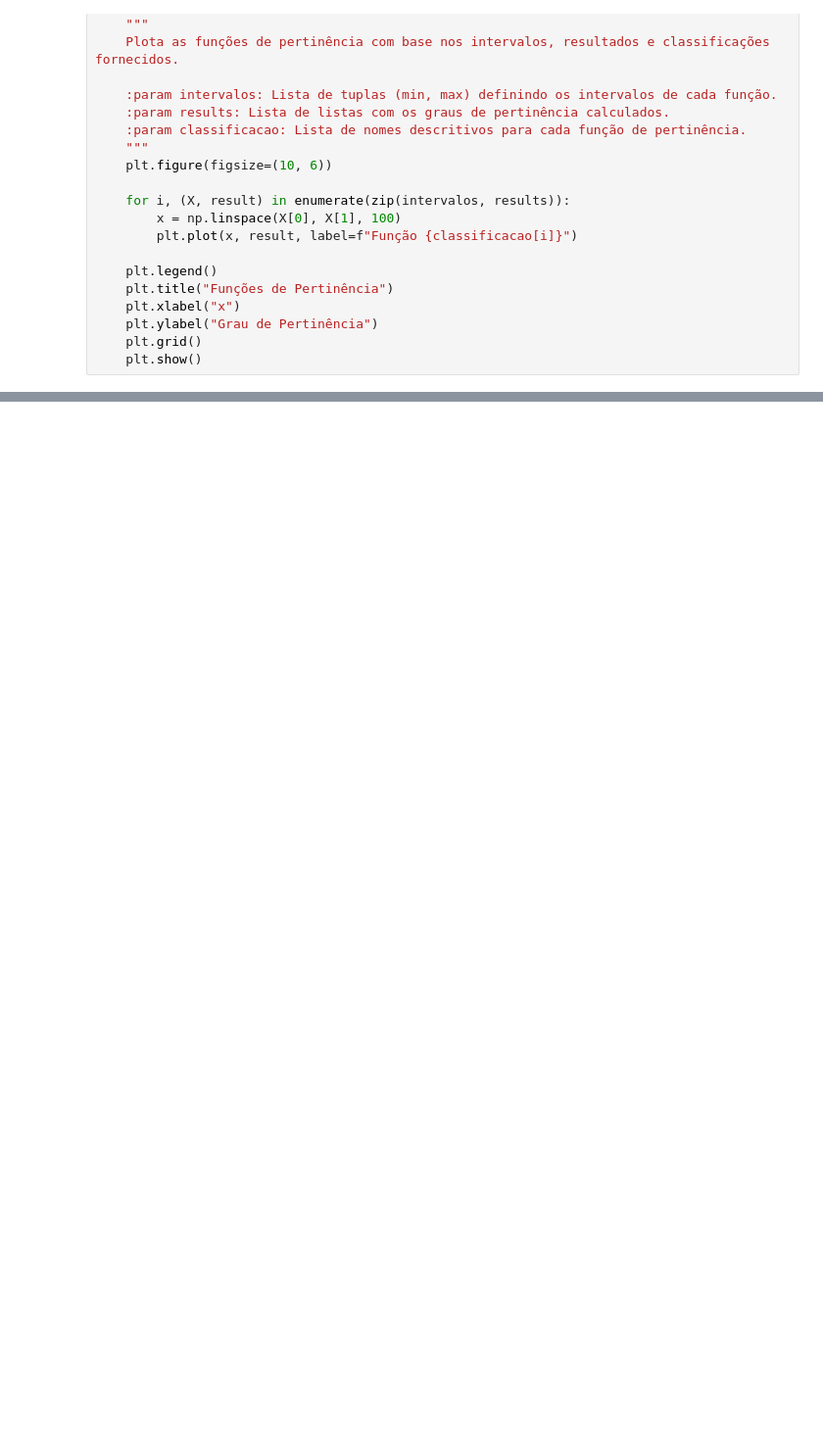
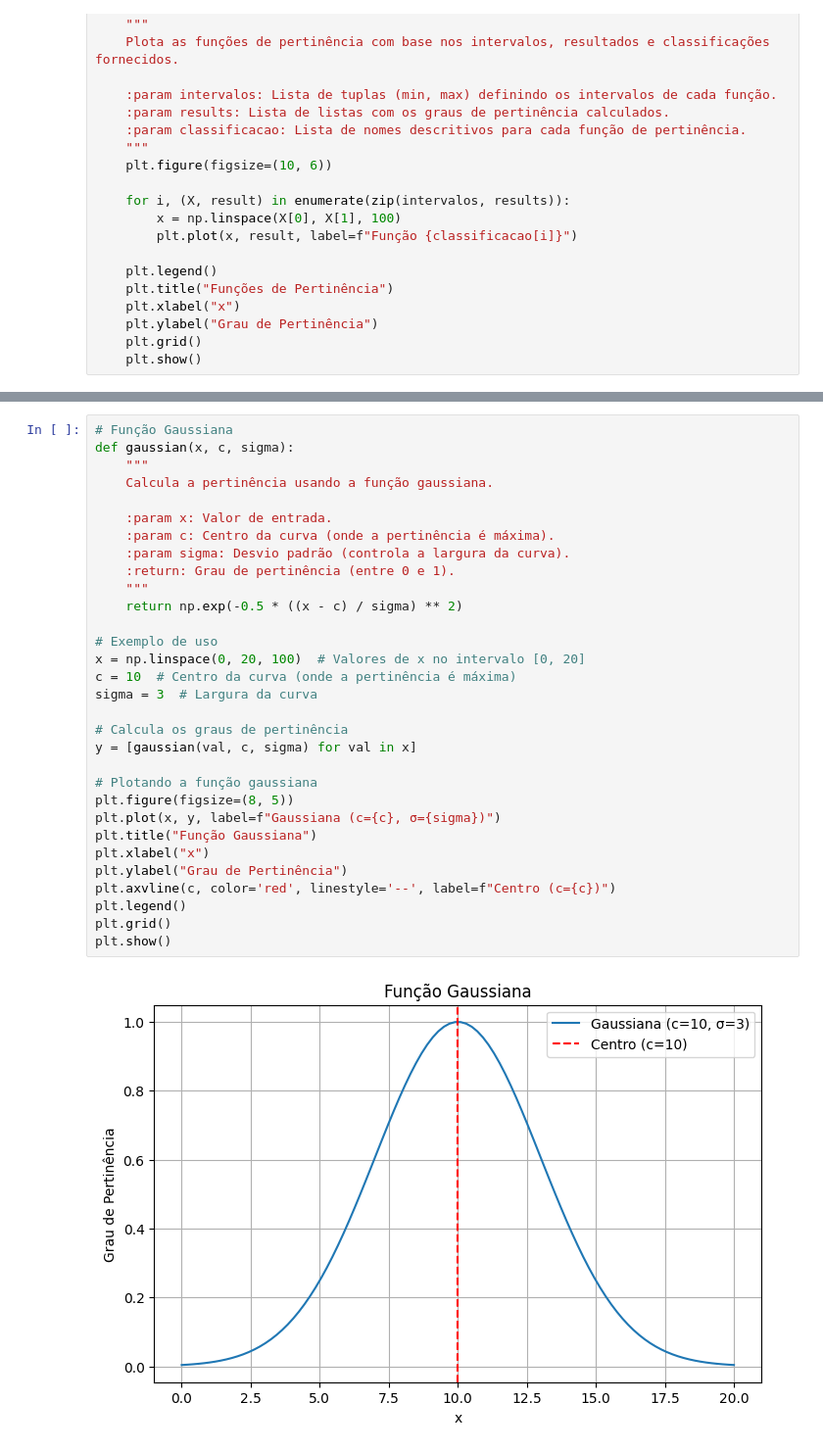
Before and after one commit to LeonardoVieiraGuimaraes/InteligenciaComputacional, a Jupyter notebook: pertinencia.ipynb, the cells around one changed output, grey strips where cells are left out. Shown: that part at 98% size. Drawn from its saved outputs; the diff is of its cells as text; blank space fills up the shorter version.

```diff
--- a/pertinencia.ipynb
+++ b/pertinencia.ipynb
@@ -179,0 +181,33 @@ TypeError: list indices must be integers or slices, not tuple
+# %%
+# Função Gaussiana
+def gaussian(x, c, sigma):
+    """
+    Calcula a pertinência usando a função gaussiana.
+
+    :param x: Valor de entrada.
+    :param c: Centro da curva (onde a pertinência é máxima).
+    :param sigma: Desvio padrão (controla a largura da curva).
+    :return: Grau de pertinência (entre 0 e 1).
+    """
+    return np.exp(-0.5 * ((x - c) / sigma) ** 2)
+
+# Exemplo de uso
+x = np.linspace(0, 20, 100)  # Valores de x no intervalo [0, 20]
+c = 10  # Centro da curva (onde a pertinência é máxima)
+sigma = 3  # Largura da curva
+
+# Calcula os graus de pertinência
+y = [gaussian(val, c, sigma) for val in x]
+
+# Plotando a função gaussiana
+plt.figure(figsize=(8, 5))
+plt.plot(x, y, label=f"Gaussiana (c={c}, σ={sigma})")
+plt.title("Função Gaussiana")
+plt.xlabel("x")
+plt.ylabel("Grau de Pertinência")
+plt.axvline(c, color='red', linestyle='--', label=f"Centro (c={c})")
+plt.legend()
+plt.grid()
+plt.show()
+# %% [output]
+[figure, added]
```
Also changed, not shown: parts of 2 cells of this notebook.
